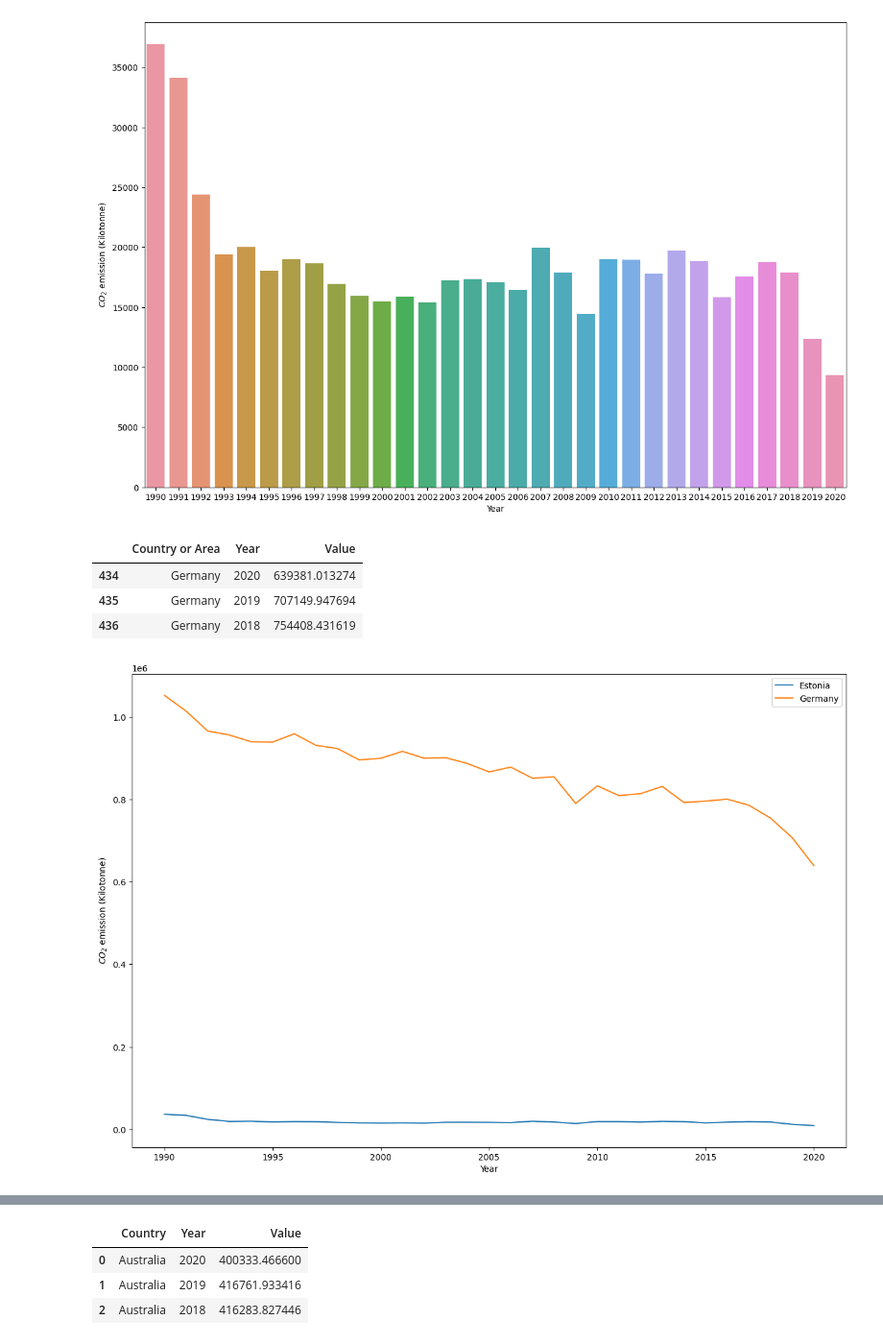
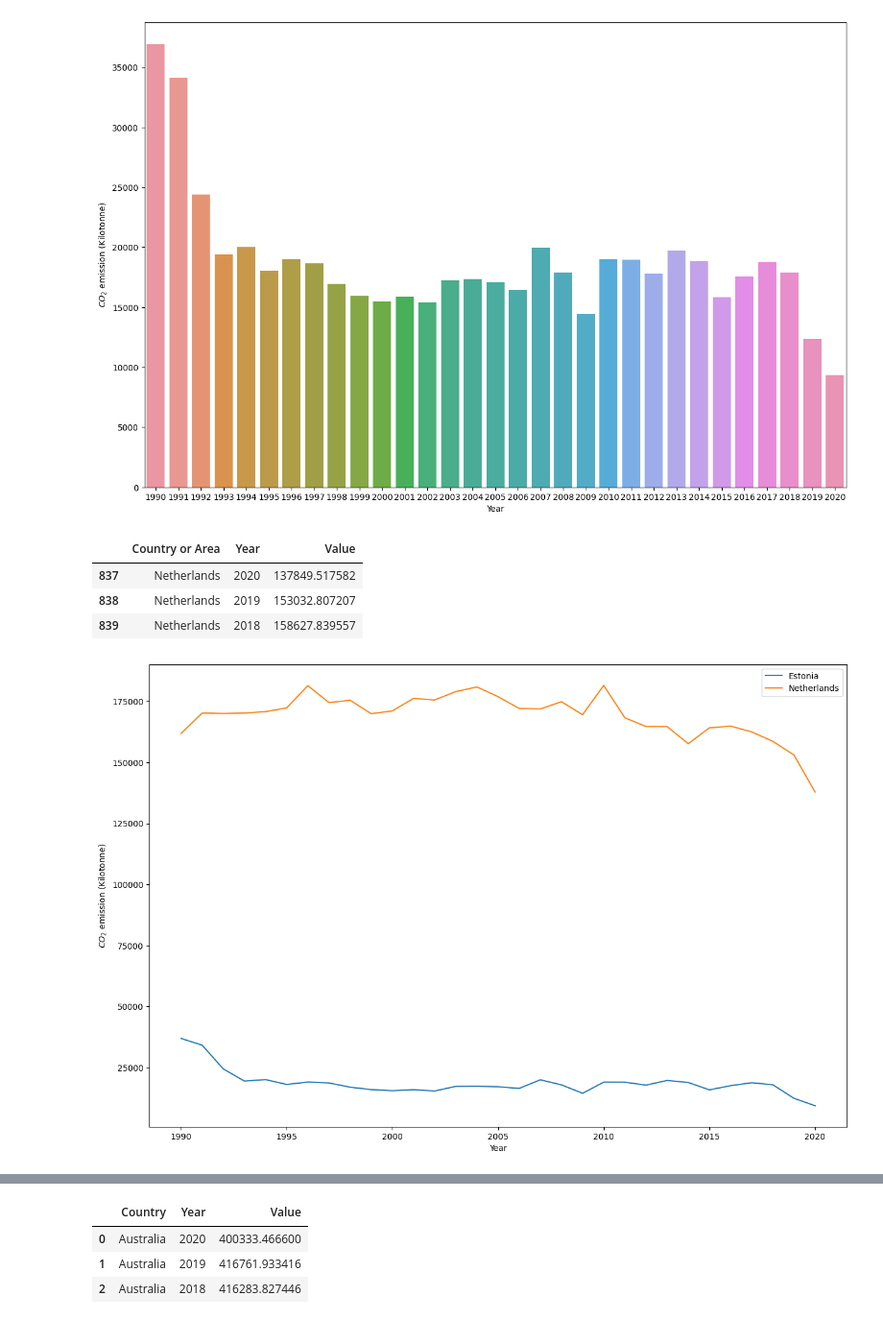
Before and after one commit to anujthapamagar/FEDS, a Jupyter notebook: FEDS_exam.ipynb, the cells around one changed output, grey strips where cells are left out. Shown at 96% size. Cells and saved outputs as stored; diff of their text form; code cells hidden in the pictures.

```diff
--- a/FEDS_exam.ipynb
+++ b/FEDS_exam.ipynb
@@ -119,21 +119,21 @@ plt.ylabel('$CO_{2}$ emission (Kilotonne)');
 # %% [output]
 [figure]
 # %%
-df4 = df2[df2['Country or Area'] == 'Germany']
+df4 = df2[df2['Country or Area'] == 'Netherlands']
 df4.head(3)
 # %% [output]
 |  | Country or Area | Year | Value |
-| 434 | Germany | 2020 | 639381.013274 |
-| 435 | Germany | 2019 | 707149.947694 |
-| 436 | Germany | 2018 | 754408.431619 |
+| 837 | Netherlands | 2020 | 137849.517582 |
+| 838 | Netherlands | 2019 | 153032.807207 |
+| 839 | Netherlands | 2018 | 158627.839557 |
 # %%
 plt.figure(figsize = (15,10))
 sns.lineplot(data = df3, x = 'Year', y = 'Value', label = 'Estonia')
-sns.lineplot(data = df4, x = 'Year', y = 'Value', label = 'Germany')
+sns.lineplot(data = df4, x = 'Year', y = 'Value', label = 'Netherlands')
 plt.xlabel('Year')
 plt.ylabel('$CO_{2}$ emission (Kilotonne)');
 # %% [output]
-[figure, old version]
+[figure, new version]
 # %%
 np.max(df3.Value), np.max(df4.Value)
 # %% [output]
```
Also changed, not shown: parts of 4 cells of this notebook.
